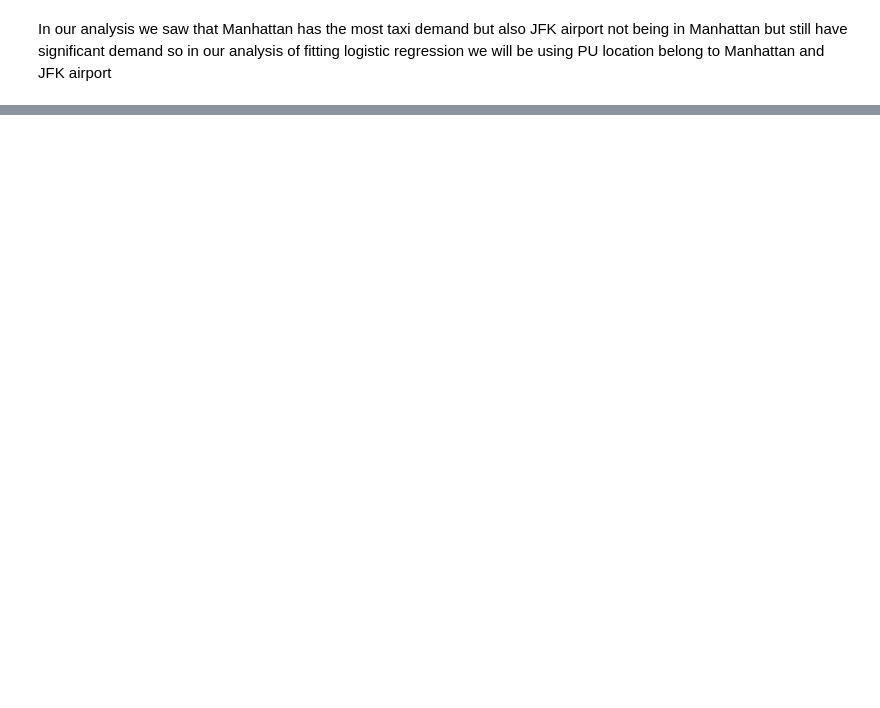
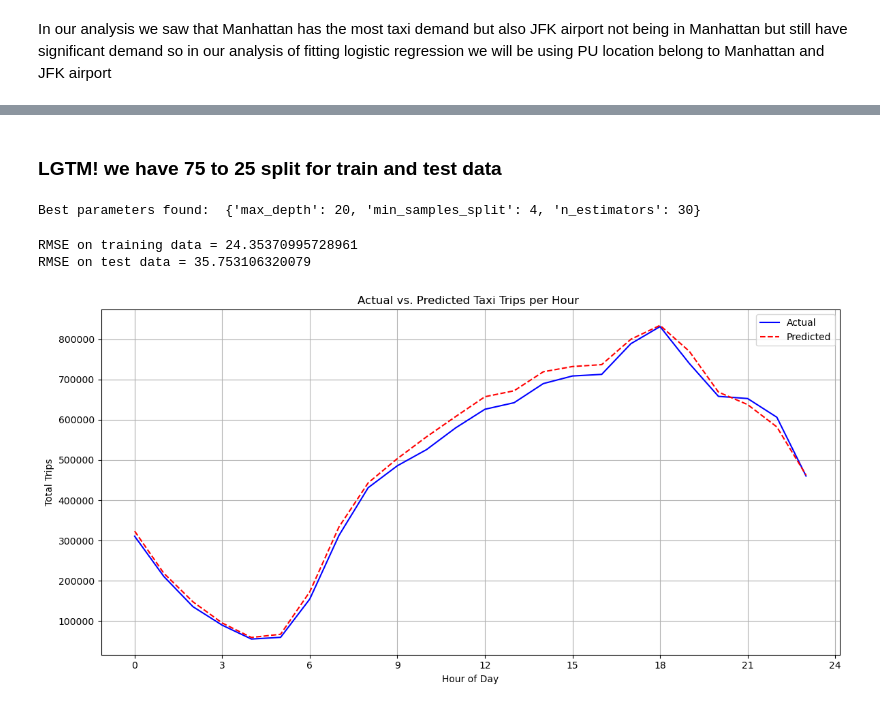
Before and after one commit to umu5/NYC-YellowTaxi-Demand-Analysis, a Jupyter notebook: notebooks/models.ipynb, the cells around one changed output, grey strips where cells are left out. Saved outputs shown, nothing was run; the diff lists cells and outputs as text; code cells hidden in the pictures; blank space fills up the shorter version.

Commit message:
Random forest done

```diff
--- a/notebooks/models.ipynb
+++ b/notebooks/models.ipynb
@@ -168,10 +147,8 @@ filtered_zones = zones.filter(
 )
 
 # Perform the join
-result_sdf = sdf.join(
+filtered_sdf = sdf.join(
     filtered_zones,
     sdf.PULocationID == filtered_zones.LocationID,
     "inner"
 ).drop(filtered_zones.LocationID)
-
-result_sdf.show(1, vertical = True)
@@ -233,0 +221,43 @@ only showing top 1 row
+# %% [markdown]
+### LGTM! we have 75 to 25 split for train and test data
+# %%
+# data size is not much larger can use pandas to fit the model
+train_df = train_sdf.toPandas()
+test_df = test_sdf.toPandas()
+
+# For the training data:
+X_train = train_df.drop("total_trips", axis=1)  # Features
+y_train = train_df["total_trips"]               # Response variable
+
+# For the test data:
+X_test = test_df.drop("total_trips", axis=1)    # Features
+y_test = test_df["total_trips"]                 # Response variable
+# %%
+param_grid = {
+    'n_estimators': [10, 20, 30],
+    'max_depth': [5, 10, 20],
+    'min_samples_split': [2, 4]
+}
+
+rfr = RandomForestRegressor(random_state=42)
+grid_search = GridSearchCV(estimator=rfr, param_grid=param_grid,
+                           cv=5, scoring='neg_mean_squared_error', n_jobs=-1)
+grid_search.fit(X_train, y_train)
+
+best_params = grid_search.best_params_
+print("Best parameters found: ", best_params)
+# %% [output]
+Best parameters found:  {'max_depth': 20, 'min_samples_split': 4, 'n_estimators': 30}
+# %%
+best_rfr = grid_search.best_estimator_
+y_train_pred = best_rfr.predict(X_train)
+train_rmse = mean_squared_error(y_train, y_train_pred, squared=False)
+print(f"RMSE on training data = {train_rmse}")
+
+
+y_test_pred = best_rfr.predict(X_test)
+test_rmse = mean_squared_error(y_test, y_test_pred, squared=False)
+print(f"RMSE on test data = {test_rmse}")
+# %% [output]
+RMSE on training data = 24.35370995728961
+RMSE on test data = 35.753106320079
@@ -233,0 +317,4 @@ only showing top 1 row
+# %%
+plot_graph(y_test_pred, y_test, X_test, 0)
+# %% [output]
+[figure, added]
```
Also changed, not shown: parts of 20 cells of this notebook.
